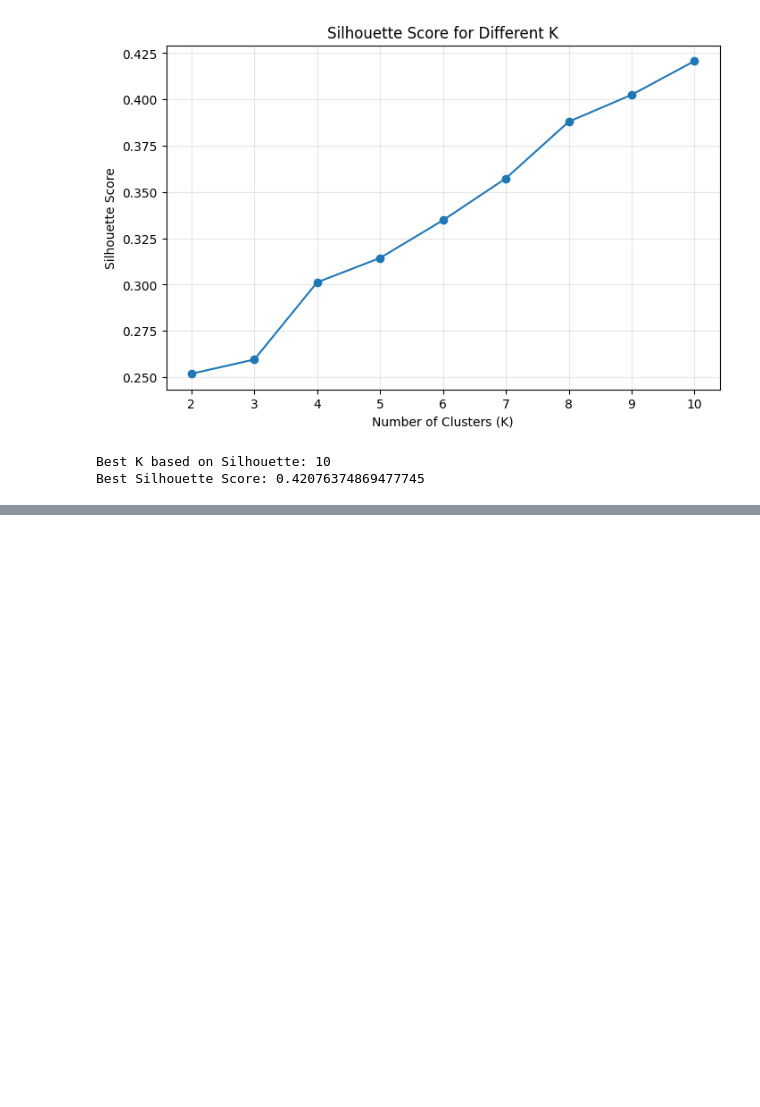
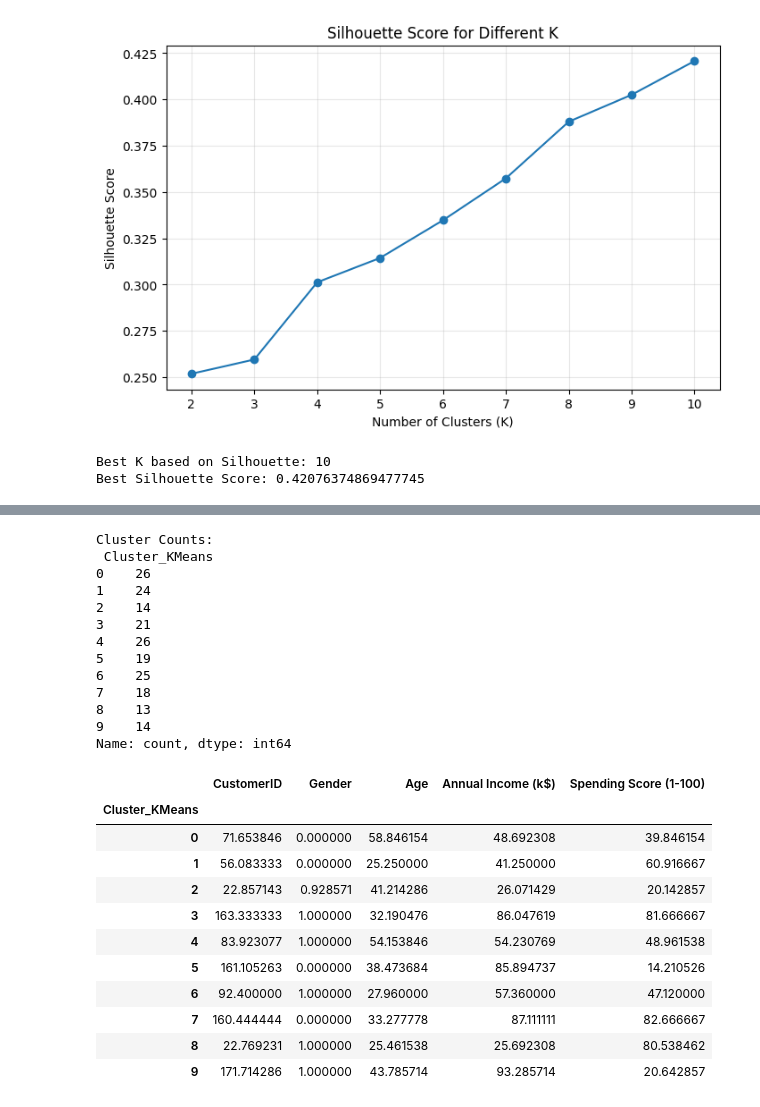
Before and after one commit to M-H-Tabatabai/Customer-Segmentation-Clustering, a Jupyter notebook: k_means/k_means.ipynb, the cells around one changed output, grey strips where cells are left out. Saved outputs shown, nothing was run; the diff lists cells and outputs as text; code cells hidden in the pictures; blank space fills up the shorter version.

Commit message:
feat: train final K-Means model using optimal cluster count and assign labels

```diff
--- a/k_means/k_means.ipynb
+++ b/k_means/k_means.ipynb
@@ -331,0 +336,13 @@ Best Silhouette Score: 0.42076374869477745
+# %%
+optimal_k = best_k  # or manually set it if you prefer (e.g., 4)
+
+kmeans_final = KMeans(
+    n_clusters=optimal_k,
+    init="k-means++",
+    n_init=20,
+    random_state=42
+)
+
+df["Cluster_KMeans"] = kmeans_final.fit_predict(X_scaled)
+
+df.head()
@@ -331,0 +356,32 @@ Best Silhouette Score: 0.42076374869477745
+# %%
+cluster_profile = df.groupby("Cluster_KMeans").mean(numeric_only=True)
+cluster_counts = df["Cluster_KMeans"].value_counts().sort_index()
+
+print("Cluster Counts:\n", cluster_counts)
+cluster_profile
+# %% [output]
+Cluster Counts:
+ Cluster_KMeans
+0    26
+1    24
+2    14
+3    21
+4    26
+5    19
+6    25
+7    18
+8    13
+9    14
+Name: count, dtype: int64
+|  | CustomerID | Gender | Age | Annual Income (k$) | Spending Score (1-100) |
+| Cluster_KMeans |  |  |  |  |  |
+| 0 | 71.653846 | 0.000000 | 58.846154 | 48.692308 | 39.846154 |
+| 1 | 56.083333 | 0.000000 | 25.250000 | 41.250000 | 60.916667 |
+| 2 | 22.857143 | 0.928571 | 41.214286 | 26.071429 | 20.142857 |
+| 3 | 163.333333 | 1.000000 | 32.190476 | 86.047619 | 81.666667 |
+| 4 | 83.923077 | 1.000000 | 54.153846 | 54.230769 | 48.961538 |
+| 5 | 161.105263 | 0.000000 | 38.473684 | 85.894737 | 14.210526 |
+| 6 | 92.400000 | 1.000000 | 27.960000 | 57.360000 | 47.120000 |
+| 7 | 160.444444 | 0.000000 | 33.277778 | 87.111111 | 82.666667 |
+| 8 | 22.769231 | 1.000000 | 25.461538 | 25.692308 | 80.538462 |
+| 9 | 171.714286 | 1.000000 | 43.785714 | 93.285714 | 20.642857 |
```
Also changed, not shown: parts of 2 cells of this notebook.
